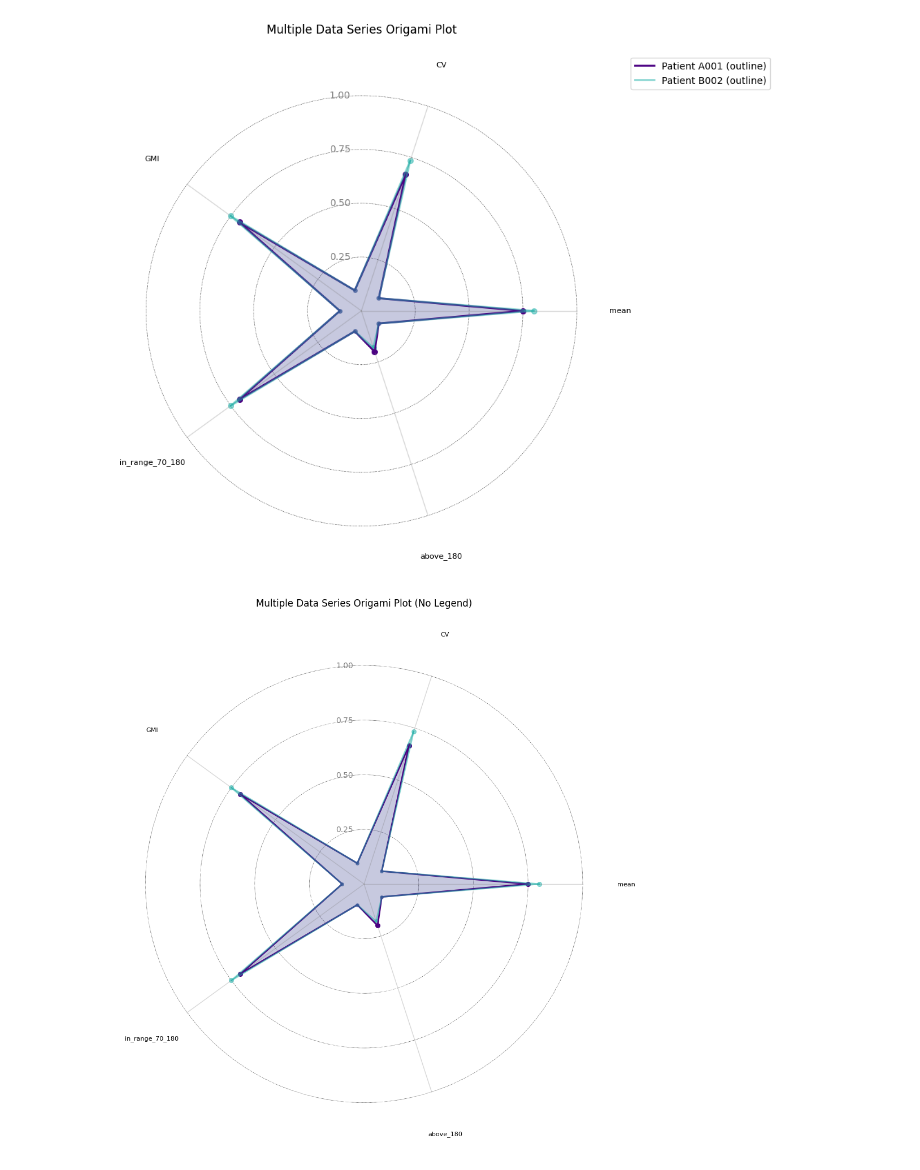
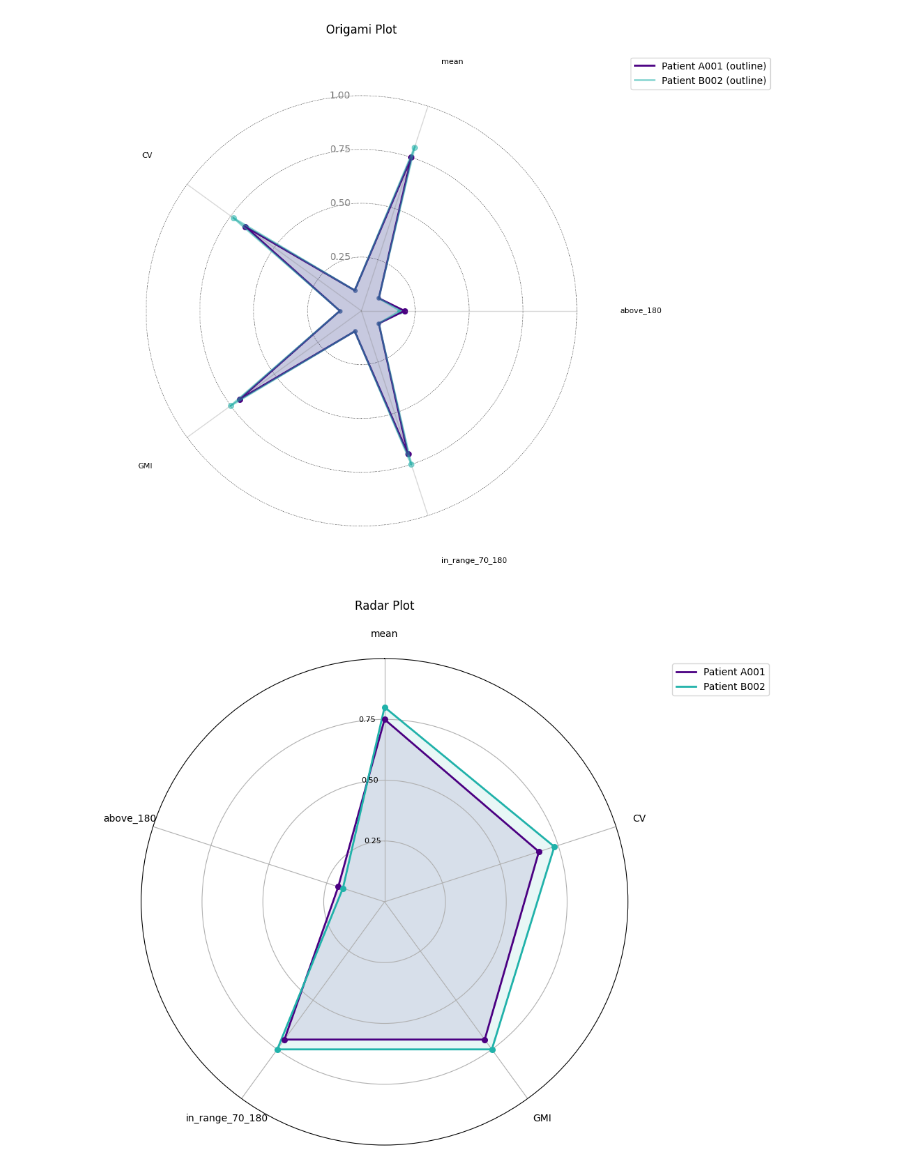
Before and after one commit to galsapir/Origami, a Jupyter notebook: python/origami-plot-examples-notebook.ipynb, the cells around one changed output. Cells and saved outputs as stored; diff of their text form; code cells hidden in the pictures.

Commit message:
chore: Refactor create_radar_plot function to add radar plot functionality

```diff
--- a/python/origami-plot-examples-notebook.ipynb
+++ b/python/origami-plot-examples-notebook.ipynb
@@ -1,38 +10,29 @@
 # %%
-from origami_plot import create_origami_plot, VariableConfig
-import numpy as np
-import matplotlib.pyplot as plt
-from dataclasses import dataclass
-from typing import List, Tuple
-import pandas as pd
-from matplotlib.colors import LinearSegmentedColormap
-import matplotlib.patches as patches
-
 # Example usage
 variable_configs = [
     VariableConfig('mean', 0, 200),
     VariableConfig('CV', 0, 30),
     VariableConfig('GMI', 0, 10),
     VariableConfig('in_range_70_180', 0, 100),
     VariableConfig('above_180', 0, 100)
 ]
 
 # Create sample data with patient ID
 data = {
     'patient_id': ['A001', 'B002'],
     'mean': [150, 160],
     'CV': [20, 22],
     'GMI': [7, 7.5],
     'in_range_70_180': [70, 75],
     'above_180': [20, 18]
 }
 df = pd.DataFrame(data)
 
-# Create the plot with legend
-create_origami_plot(df, variable_configs, title="Multiple Data Series Origami Plot", show_legend=True)
+# Create the origami plot
+create_origami_plot(df, variable_configs, title="Origami Plot", show_legend=True)
 
-# Create the plot without legend
-create_origami_plot(df, variable_configs, title="Multiple Data Series Origami Plot (No Legend)", show_legend=False)
+# Create the radar plot
+create_radar_plot(df, variable_configs, title="Radar Plot", show_legend=True)
 # %% [output]
-[figure, old version]
+[figure, new version]
-[figure, old version]
+[figure, new version]
```
Also changed, not shown: parts of 1 cell of this notebook.
